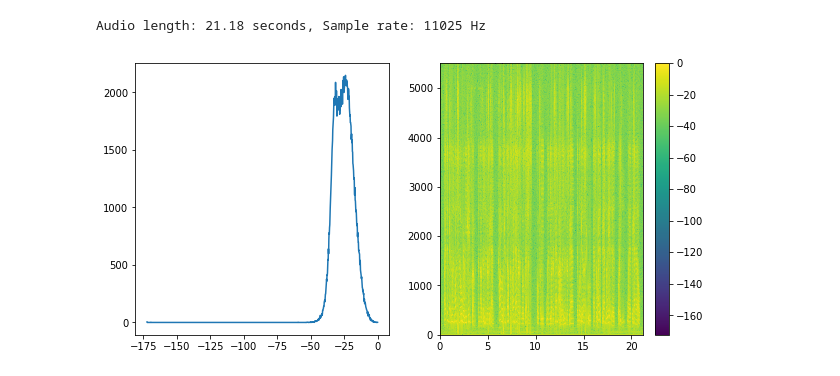
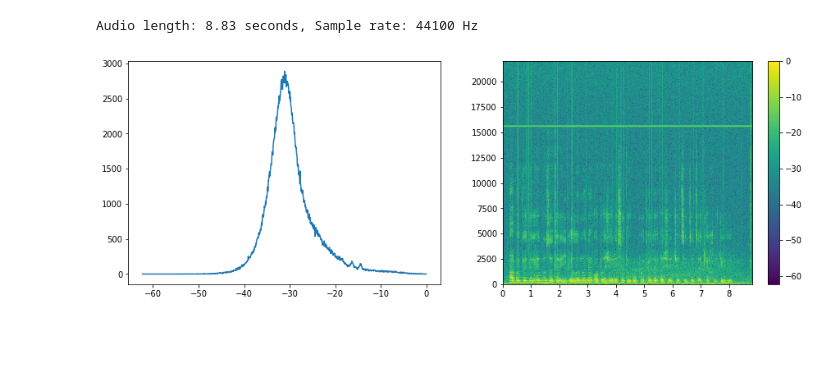
Before and after one commit to lnadi17/spectro-kg, a Jupyter notebook: experiments.ipynb, the cells around one changed output. Cells and saved outputs as stored; diff of their text form; code cells hidden in the pictures; blank space fills up the shorter version.

```diff
--- a/experiments.ipynb
+++ b/experiments.ipynb
@@ -3,18 +3,18 @@ from speclib import *
 # %%
 eps = None
 audio_base_path = 'audio/'
-audio_file_name = 'hawking01.wav'
+audio_file_name = 'abc.wav'
 # %%
 fs, audio_data = read_wav_audio(audio_base_path + audio_file_name)
 
 mat = get_matrix(audio_data, eps=eps)
 hist = np.histogram(mat, bins=1000)
 
-fig = plt.figure(figsize=(10, 5))
+fig = plt.figure(figsize=(15, 5))
 ax1, ax2 = fig.subplots(1, 2)
 
 ax1.plot(hist[1][:-1], hist[0])
 spectrogram_show(audio_data, ax2, fs, eps=eps, colorbar=True)
 # %% [output]
-Audio length: 21.18 seconds, Sample rate: 11025 Hz
+Audio length: 8.83 seconds, Sample rate: 44100 Hz
-[figure, old version]
+[figure, new version]
```
Also changed, not shown: 3 other files.
